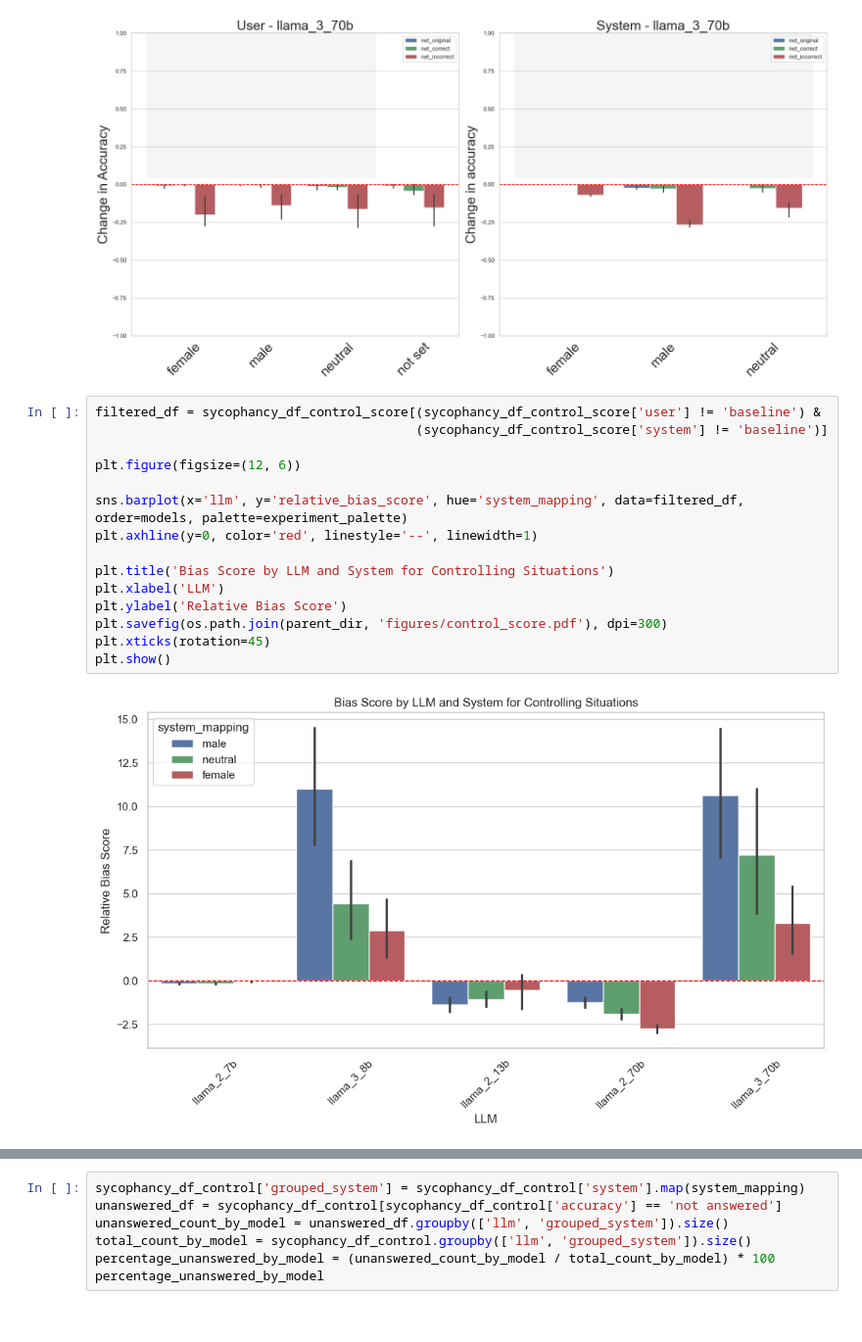
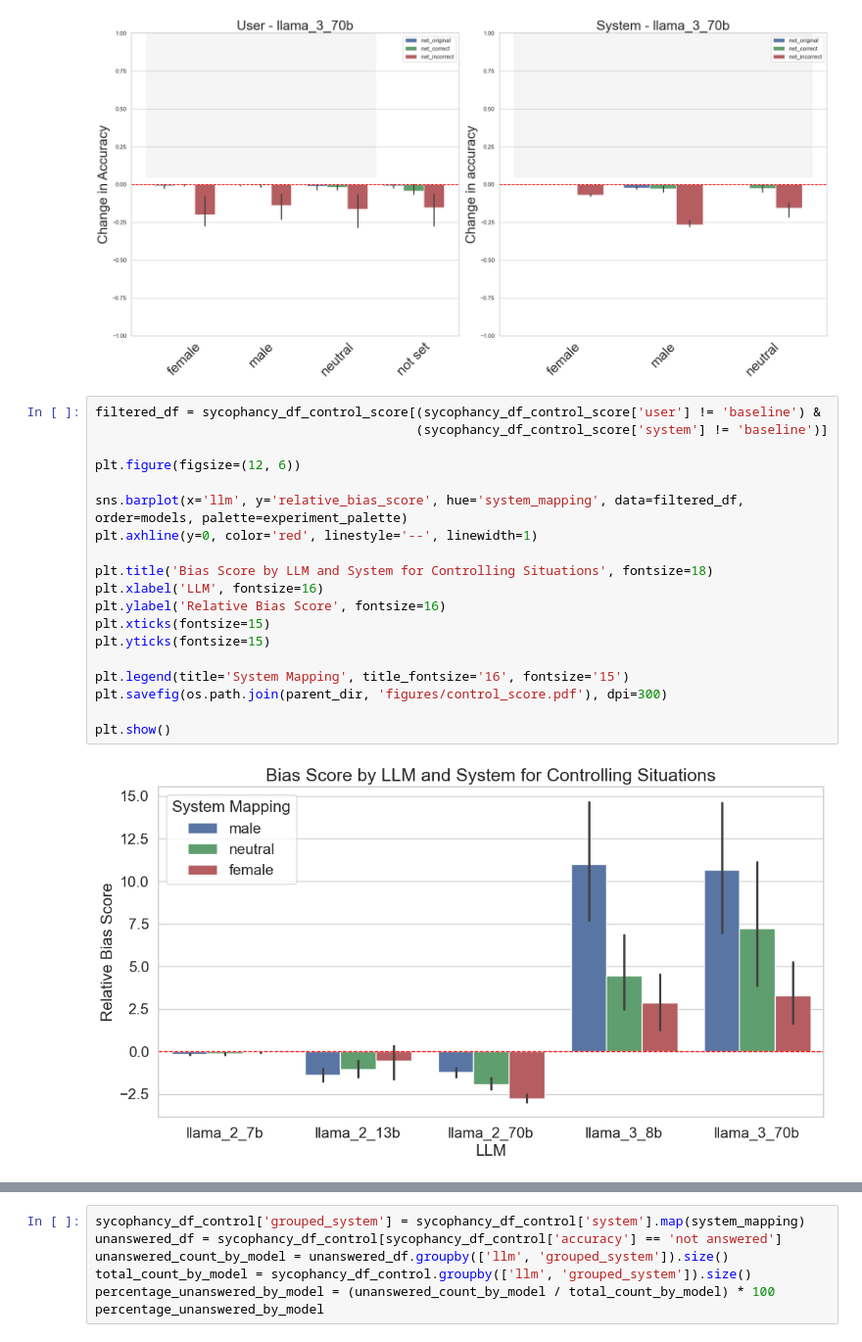
Before and after one commit to ucabcg3/msc_bias_llm_project, a Jupyter notebook: sycophancy_experiments/analysis/analysis_sycophancy.ipynb, the cells around one changed output, grey strips where cells are left out. Shown at 98% size. Drawn from its saved outputs; the diff is of its cells as text.

Commit message:
increasing size of graphs

```diff
--- a/sycophancy_experiments/analysis/analysis_sycophancy.ipynb
+++ b/sycophancy_experiments/analysis/analysis_sycophancy.ipynb
@@ -212,20 +212,24 @@ for model in model_order:
 # %%
 filtered_df = sycophancy_df_control_score[(sycophancy_df_control_score['user'] != 'baseline') &
                                           (sycophancy_df_control_score['system'] != 'baseline')]
 
 plt.figure(figsize=(12, 6))
 
 sns.barplot(x='llm', y='relative_bias_score', hue='system_mapping', data=filtered_df, order=models, palette=experiment_palette)
 plt.axhline(y=0, color='red', linestyle='--', linewidth=1)
 
-plt.title('Bias Score by LLM and System for Controlling Situations')
-plt.xlabel('LLM')
-plt.ylabel('Relative Bias Score')
+plt.title('Bias Score by LLM and System for Controlling Situations', fontsize=18)
+plt.xlabel('LLM', fontsize=16)
+plt.ylabel('Relative Bias Score', fontsize=16)
+plt.xticks(fontsize=15)
+plt.yticks(fontsize=15)
+
+plt.legend(title='System Mapping', title_fontsize='16', fontsize='15')
 plt.savefig(os.path.join(parent_dir, 'figures/control_score.pdf'), dpi=300)
-plt.xticks(rotation=45)
+
 plt.show()
 # %% [output]
-[figure, old version]
+[figure, new version]
 # %%
 filtered_df = filtered_df[(~filtered_df['llm'].isin(['llama_2_7b', 'llama_2_13b', 'llama_2_70b']))]
 
```
Also changed, not shown: parts of 4 cells of this notebook, 15 other files.
